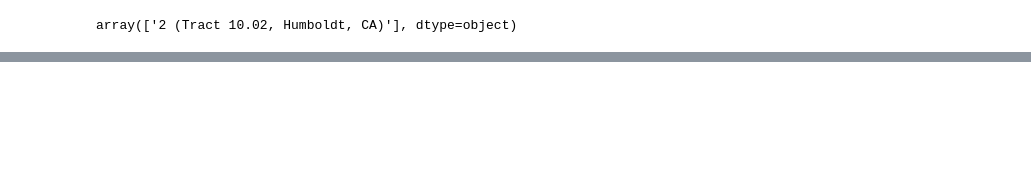
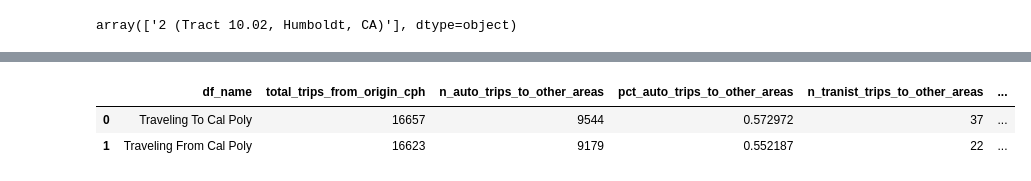
Before and after one commit to cal-itp/big-data-geoanalytics, a Jupyter notebook: replica/transit_od_analysis/big_data_od_analysis.ipynb, the cells around one changed output, grey strips where cells are left out. Drawn from its saved outputs; the diff is of its cells as text; code cells hidden in the pictures; blank space fills up the shorter version.

Commit message:
run summary stats for to_cp and from_cp

```diff
--- a/replica/transit_od_analysis/big_data_od_analysis.ipynb
+++ b/replica/transit_od_analysis/big_data_od_analysis.ipynb
@@ -141,6 +143,8 @@ blkgr_map = dict(zip(blkgr['geoname'],
 to_cp["origin_geometry"] = np.nan
 to_cp['origin_geometry'] = to_cp['origin_geometry'].fillna(to_cp['origin_bgrp_2020'].map(blkgr_map))
 to_cp = to_cp.set_geometry("origin_geometry")
+
+to_cp = to_cp.set_crs(4326)
 # %%
 # to_cp["dest_geometry"] = np.nan
 # to_cp['dest_geometry'] = to_cp['dest_geometry'].fillna(to_cp['destination_bgrp_2020'].map(blkgr_map))
@@ -152,6 +156,9 @@ from_cp["dest_geometry"] = np.nan
 from_cp['dest_geometry'] = from_cp['dest_geometry'].fillna(from_cp['destination_bgrp_2020'].map(blkgr_map))
 
 from_cp = from_cp.set_geometry("dest_geometry")
+# %%
+
+from_cp = from_cp.set_crs(4326)
 # %%
 from_cp['origin_bgrp_2020'].unique()
 
@@ -173,0 +183,2 @@ from_cp.sample()
+# %%
+df_list = [to_cp, from_cp]
@@ -173,0 +239,6 @@ from_cp.sample()
+# %%
+return_score_summary(df_list)
+# %% [output]
+|  | df_name | total_trips_from_origin_cph | n_auto_trips_to_other_areas | pct_auto_trips_to_other_areas | n_tranist_trips_to_other_areas | ... |
+| 0 | Traveling To Cal Poly | 16657 | 9544 | 0.572972 | 37 | ... |
+| 1 | Traveling From Cal Poly | 16623 | 9179 | 0.552187 | 22 | ... |
```
Also changed, not shown: parts of 11 cells of this notebook, 2 other files.
